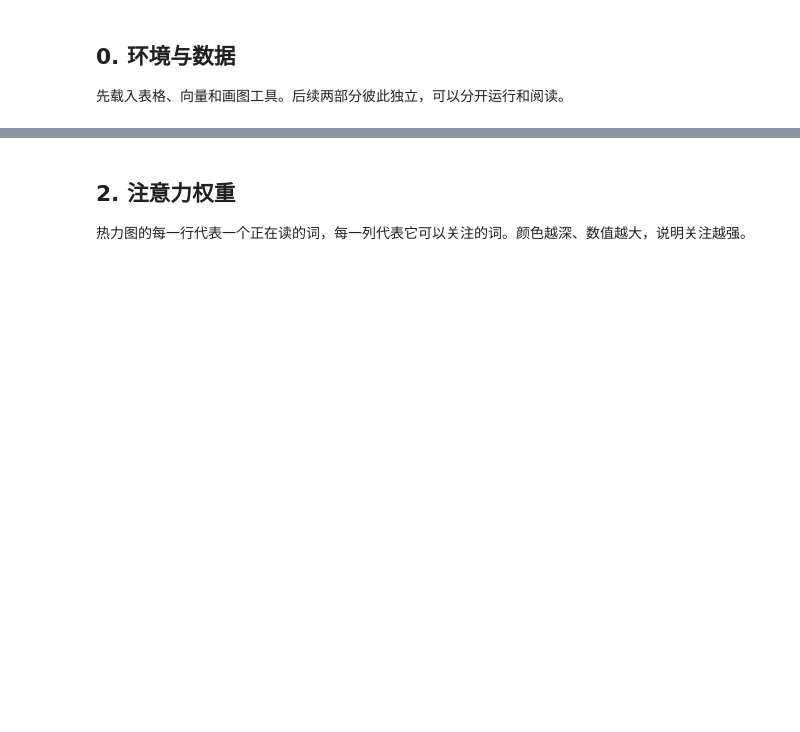
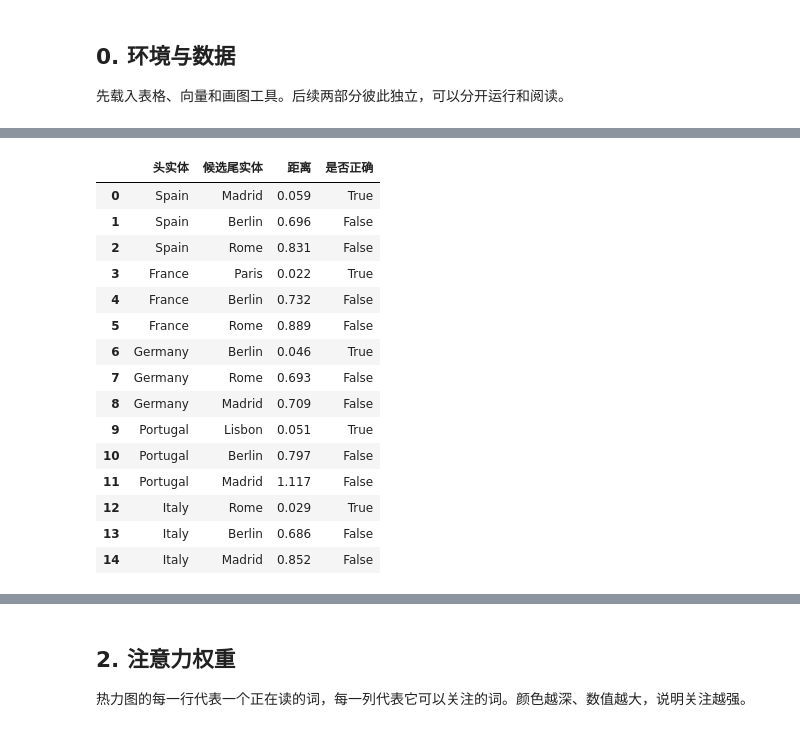
Before and after one commit to zhesun-0209/ai-thinking-labs, a Jupyter notebook: notebooks/ch08_transe_attention.ipynb, the cells around one changed output, grey strips where cells are left out. Cells and saved outputs as stored; diff of their text form; code cells hidden in the pictures; blank space fills up the shorter version.

```diff
--- a/notebooks/ch08_transe_attention.ipynb
+++ b/notebooks/ch08_transe_attention.ipynb
@@ -120,0 +83,69 @@ display(transe_df)
+# %%
+# TransE 训练：让正确三元组距离变小，让替换尾实体后的三元组距离变大。
+entities = ["France", "Germany", "Italy", "Spain", "Portugal", "Paris", "Berlin", "Rome", "Madrid", "Lisbon"]
+capitals = ["Paris", "Berlin", "Rome", "Madrid", "Lisbon"]
+entity_to_id = {name: idx for idx, name in enumerate(entities)}
+positive_triples = [
+    ("France", "capital_of", "Paris"),
+    ("Germany", "capital_of", "Berlin"),
+    ("Italy", "capital_of", "Rome"),
+    ("Spain", "capital_of", "Madrid"),
+    ("Portugal", "capital_of", "Lisbon"),
+]
+
+rng = np.random.default_rng(8)
+entity_vec = rng.normal(0, 0.18, size=(len(entities), 2))
+relation_vec = rng.normal(0, 0.18, size=2)
+margin = 0.45
+lr = 0.035
+loss_rows = []
+
+def triple_distance(head, tail):
+    h = entity_vec[entity_to_id[head]]
+    t = entity_vec[entity_to_id[tail]]
+    return float(np.linalg.norm(h + relation_vec - t))
+
+for epoch in range(1, 501):
+    total_loss = 0.0
+    rng.shuffle(positive_triples)
+    for head, _, true_tail in positive_triples:
+        negative_tail = rng.choice([tail for tail in capitals if tail != true_tail])
+        h_id = entity_to_id[head]
+        t_id = entity_to_id[true_tail]
+        n_id = entity_to_id[negative_tail]
+
+        pos_vec = entity_vec[h_id] + relation_vec - entity_vec[t_id]
+        neg_vec = entity_vec[h_id] + relation_vec - entity_vec[n_id]
+        pos_score = float(np.dot(pos_vec, pos_vec))
+        neg_score = float(np.dot(neg_vec, neg_vec))
+        loss = max(0.0, margin + pos_score - neg_score)
+        total_loss += loss
+        if loss == 0:
+            continue
+
+        grad_pos = 2 * pos_vec
+        grad_neg = 2 * neg_vec
+        entity_vec[h_id] -= lr * (grad_pos - grad_neg)
+        relation_vec -= lr * (grad_pos - grad_neg)
+        entity_vec[t_id] += lr * grad_pos
+        entity_vec[n_id] -= lr * grad_neg
+
+    if epoch in {1, 20, 50, 100, 200, 500}:
+        pos_mean = np.mean([triple_distance(h, t) for h, _, t in positive_triples])
+        neg_examples = [(h, rng.choice([tail for tail in capitals if tail != t])) for h, _, t in positive_triples]
+        neg_mean = np.mean([triple_distance(h, t) for h, t in neg_examples])
+        loss_rows.append({"训练轮次": epoch, "平均损失": total_loss / len(positive_triples), "正例平均距离": pos_mean, "负例平均距离": neg_mean})
+
+transe_loss_df = pd.DataFrame(loss_rows)
+eval_rows = []
+for head, relation, true_tail in positive_triples:
+    candidates = sorted(
+        [{"头实体": head, "候选尾实体": tail, "距离": triple_distance(head, tail), "是否正确": tail == true_tail} for tail in capitals],
+        key=lambda row: row["距离"],
+    )
+    eval_rows.extend(candidates[:3])
+
+transe_df = pd.DataFrame(eval_rows)
+display(transe_loss_df.round(3))
+display(transe_df.round(3))
+# %% [output]
@@ -121 +159,17 @@ display(transe_df)
+|  | 头实体 | 候选尾实体 | 距离 | 是否正确 |
+| 0 | Spain | Madrid | 0.059 | True |
+| 1 | Spain | Berlin | 0.696 | False |
+| 2 | Spain | Rome | 0.831 | False |
+| 3 | France | Paris | 0.022 | True |
+| 4 | France | Berlin | 0.732 | False |
+| 5 | France | Rome | 0.889 | False |
+| 6 | Germany | Berlin | 0.046 | True |
+| 7 | Germany | Rome | 0.693 | False |
+| 8 | Germany | Madrid | 0.709 | False |
+| 9 | Portugal | Lisbon | 0.051 | True |
+| 10 | Portugal | Berlin | 0.797 | False |
+| 11 | Portugal | Madrid | 1.117 | False |
+| 12 | Italy | Rome | 0.029 | True |
+| 13 | Italy | Berlin | 0.686 | False |
+| 14 | Italy | Madrid | 0.852 | False |
 # %%
```
Also changed, not shown: parts of 7 cells of this notebook, 24 other files.
